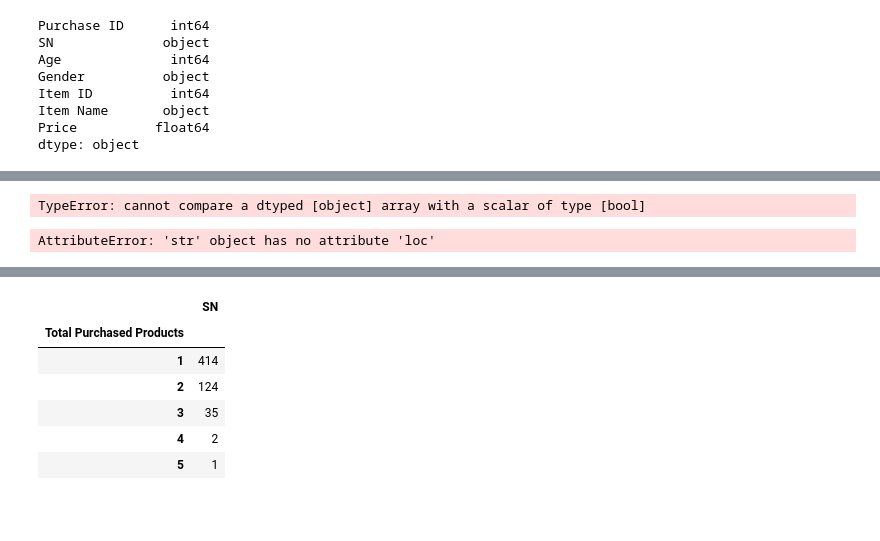
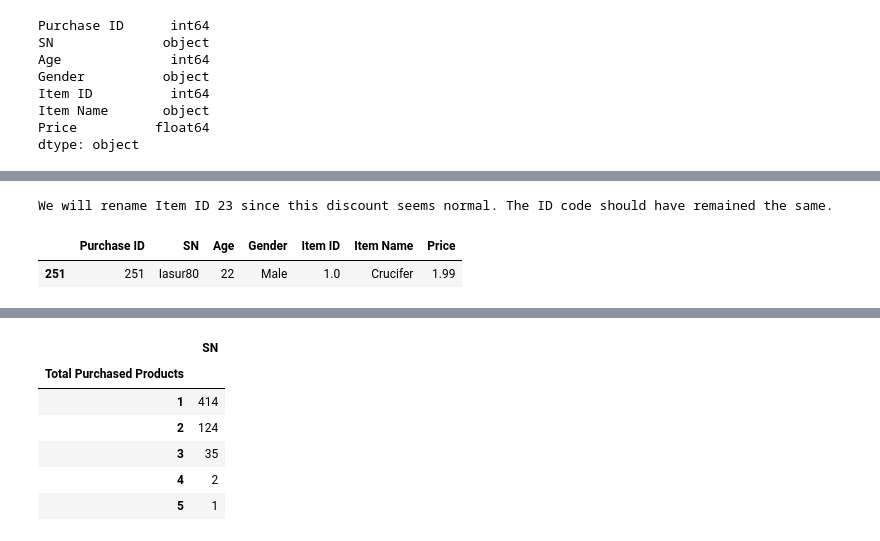
Before and after one commit to JosefinaAureaAmaro/01_Python_Pandas, a Jupyter notebook: Heroes_of_Pymoli.ipynb, the cells around one changed output, grey strips where cells are left out. Cells and saved outputs as stored; diff of their text form; code cells hidden in the pictures; blank space fills up the shorter version.

```diff
--- a/Heroes_of_Pymoli.ipynb
+++ b/Heroes_of_Pymoli.ipynb
@@ -169,16 +209,13 @@ df_statsbyItem.style.apply(highlight_max, subset=['std'],axis = 0)
 # %%
-# We will rename item ID 23 since this discount seems unnormal.
+print("We will rename Item ID 23 since this discount seems normal. The ID code should have remained the same.")
 #It could be an error in the sytem or a new disc code.
 
-df.loc[df['Item ID'] == 23 & df['Item Name'] == ('Crucifer'), 'Item Name'] = 'Disc.Crucifer'
+df_rev1= df.loc[df['Item ID'] == 23].replace([23],1)
 df_rev1
 # %% [output]
-TypeError: cannot compare a dtyped [object] array with a scalar of type [bool]
+We will rename Item ID 23 since this discount seems normal. The ID code should have remained the same.
+|  | Purchase ID | SN | Age | Gender | Item ID | Item Name | Price |
+| 251 | 251 | Iasur80 | 22 | Male | 1.0 | Crucifer | 1.99 |
-# %%
-cruciferIDs_df_rev1=df_rev1.loc[df['Item Name'] == 'Crucifer']
-cruciferIDs_df_rev1
-# %% [output]
-AttributeError: 'str' object has no attribute 'loc'
 # %%
 #source:https://stackoverflow.com/questions/52224142/pandas-conditionally-replace-values-based-on-other-columns-values
 # %%
```
Also changed, not shown: parts of 18 cells of this notebook.
